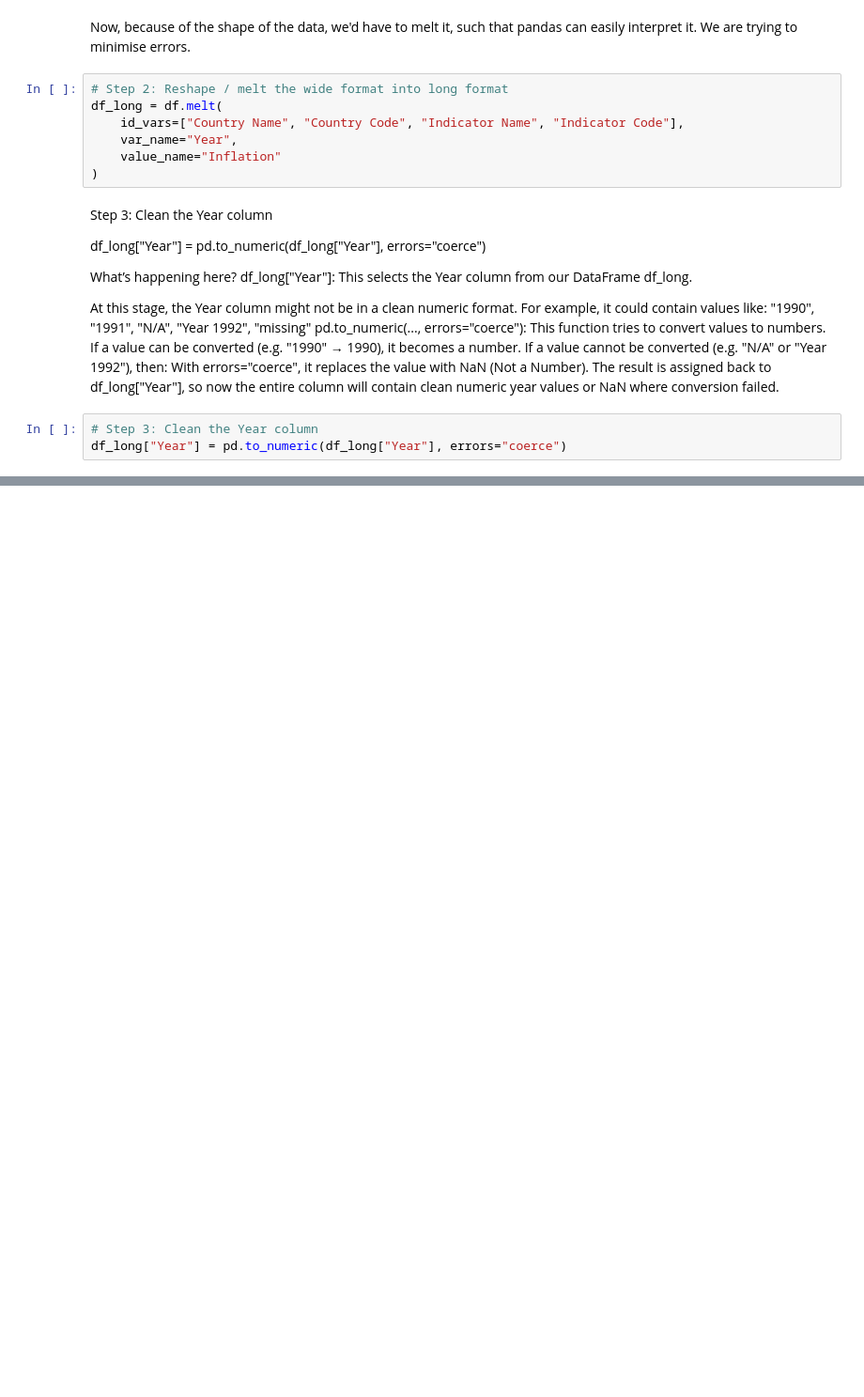
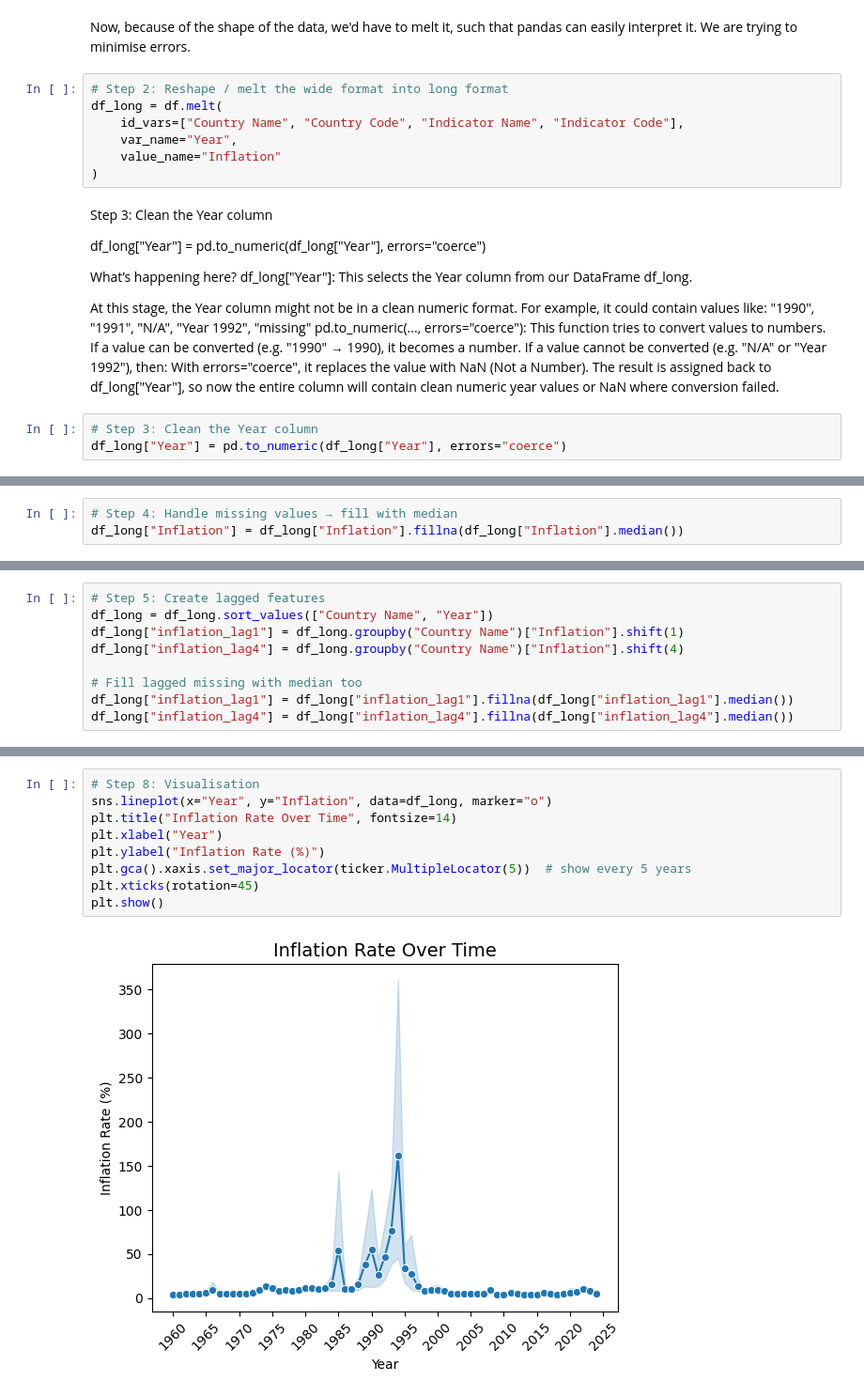
Before and after one commit to pdhatemwa/inflation-predictor, a Jupyter notebook: inflation.ipynb, the cells around one changed output, grey strips where cells are left out. Shown at 94% size. Cells and saved outputs as stored; diff of their text form; blank space fills up the shorter version.

```diff
--- a/inflation.ipynb
+++ b/inflation.ipynb
@@ -63,0 +71,3 @@ df_long["Year"] = pd.to_numeric(df_long["Year"], errors="coerce")
+# %%
+# Step 4: Handle missing values → fill with median
+df_long["Inflation"] = df_long["Inflation"].fillna(df_long["Inflation"].median())
@@ -63,0 +90,9 @@ df_long["Year"] = pd.to_numeric(df_long["Year"], errors="coerce")
+# %%
+# Step 5: Create lagged features
+df_long = df_long.sort_values(["Country Name", "Year"])
+df_long["inflation_lag1"] = df_long.groupby("Country Name")["Inflation"].shift(1)
+df_long["inflation_lag4"] = df_long.groupby("Country Name")["Inflation"].shift(4)
+
+# Fill lagged missing with median too
+df_long["inflation_lag1"] = df_long["inflation_lag1"].fillna(df_long["inflation_lag1"].median())
+df_long["inflation_lag4"] = df_long["inflation_lag4"].fillna(df_long["inflation_lag4"].median())
@@ -63,0 +183,11 @@ df_long["Year"] = pd.to_numeric(df_long["Year"], errors="coerce")
+# %%
+# Step 8: Visualisation
+sns.lineplot(x="Year", y="Inflation", data=df_long, marker="o")
+plt.title("Inflation Rate Over Time", fontsize=14)
+plt.xlabel("Year")
+plt.ylabel("Inflation Rate (%)")
+plt.gca().xaxis.set_major_locator(ticker.MultipleLocator(5))  # show every 5 years
+plt.xticks(rotation=45)
+plt.show()
+# %% [output]
+[figure, added]
```
Also changed, not shown: parts of 12 cells of this notebook.
